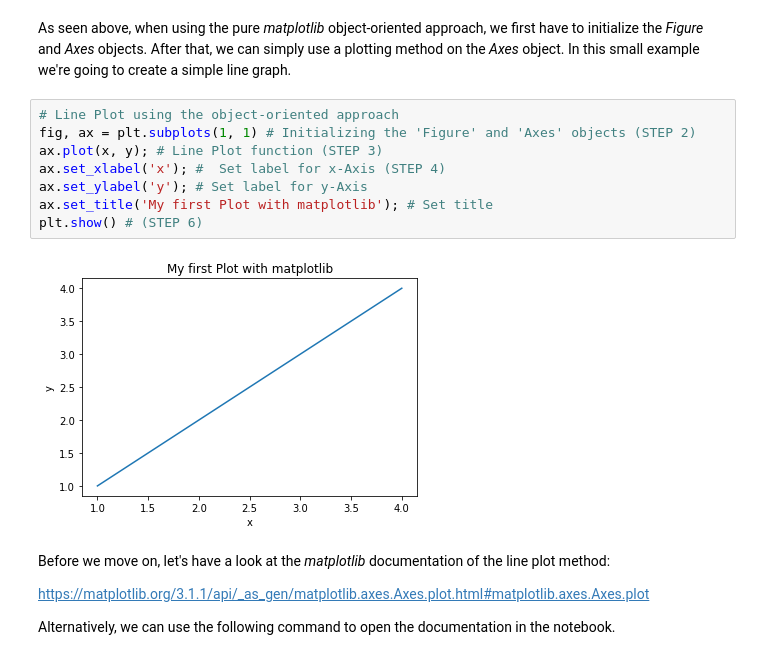
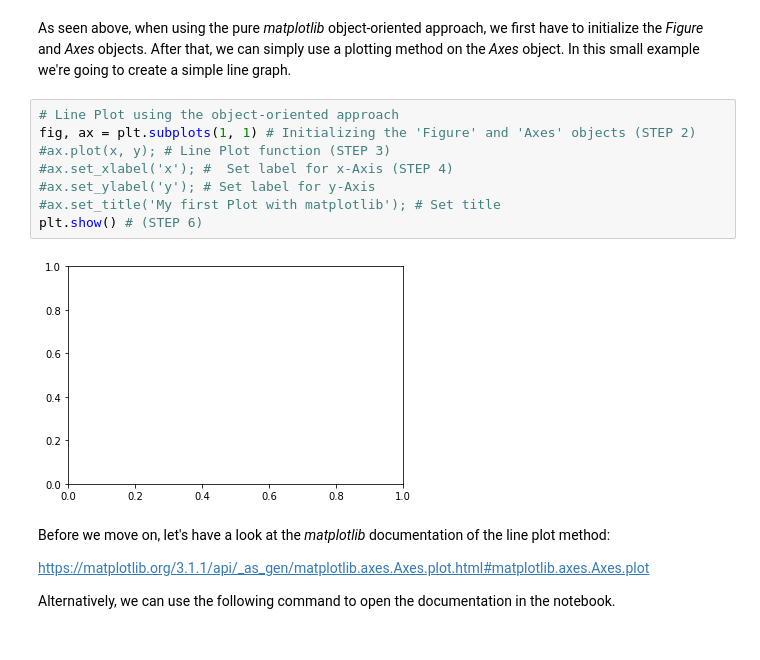
Before and after one commit to volkamerlab/ai_in_medicine, a Jupyter notebook: week1_session3_matplotlib_seaborn.ipynb, the cells around one changed output. Cells and saved outputs as stored; diff of their text form.

```diff
--- a/week1_session3_matplotlib_seaborn.ipynb
+++ b/week1_session3_matplotlib_seaborn.ipynb
@@ -224,13 +159,13 @@ As seen above, when using the pure *matplotlib* object-oriented approach, we fir
 # %%
 # Line Plot using the object-oriented approach
 fig, ax = plt.subplots(1, 1) # Initializing the 'Figure' and 'Axes' objects (STEP 2)
-ax.plot(x, y); # Line Plot function (STEP 3)
-ax.set_xlabel('x'); #  Set label for x-Axis (STEP 4)
-ax.set_ylabel('y'); # Set label for y-Axis
-ax.set_title('My first Plot with matplotlib'); # Set title
+#ax.plot(x, y); # Line Plot function (STEP 3)
+#ax.set_xlabel('x'); #  Set label for x-Axis (STEP 4)
+#ax.set_ylabel('y'); # Set label for y-Axis
+#ax.set_title('My first Plot with matplotlib'); # Set title
 plt.show() # (STEP 6)
 # %% [output]
-[figure, old version]
+[figure, new version]
 # %% [markdown]
 Before we move on, let's have a look at the *matplotlib* documentation of the line plot method:
 
```
Also changed, not shown: parts of 153 cells of this notebook, 1 other file.
